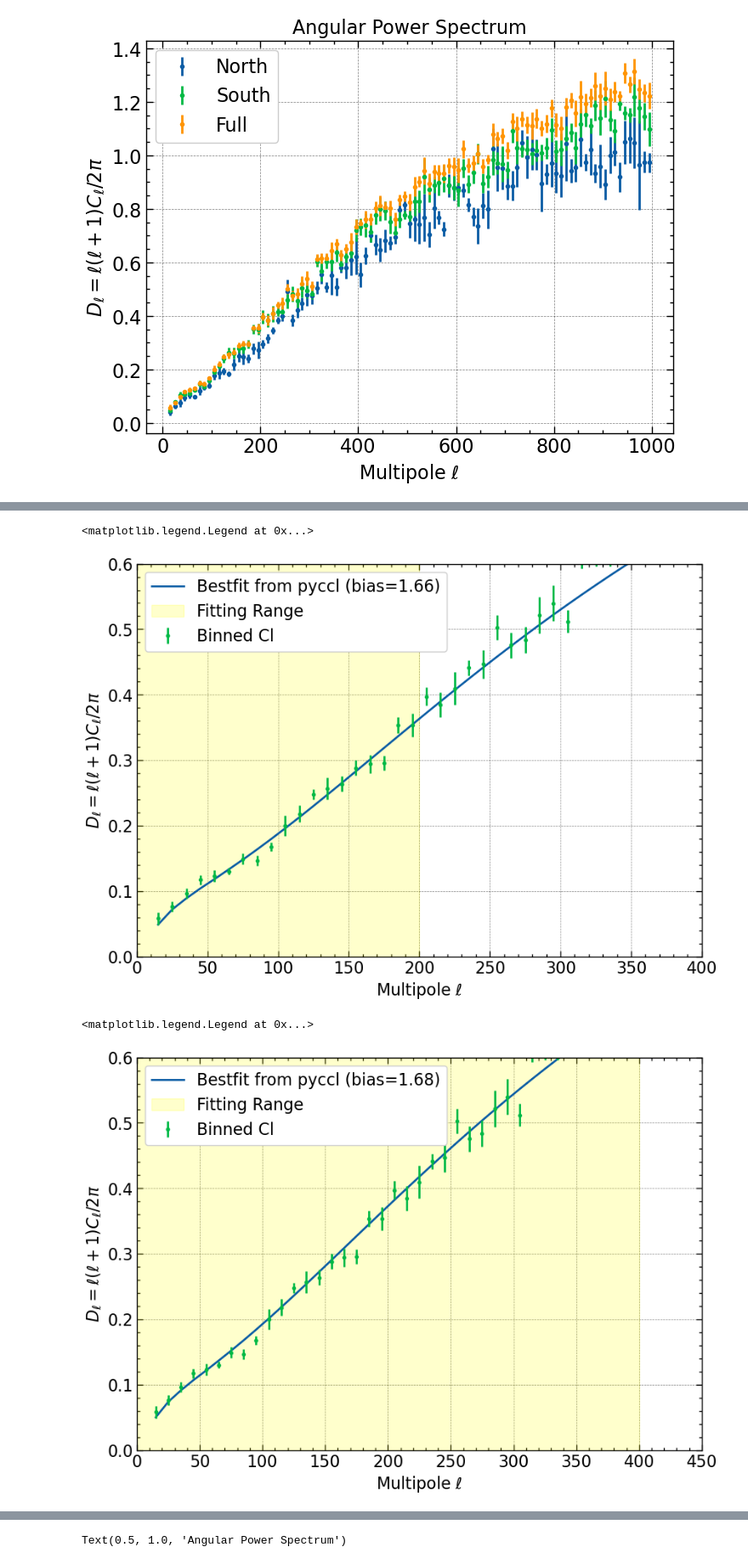
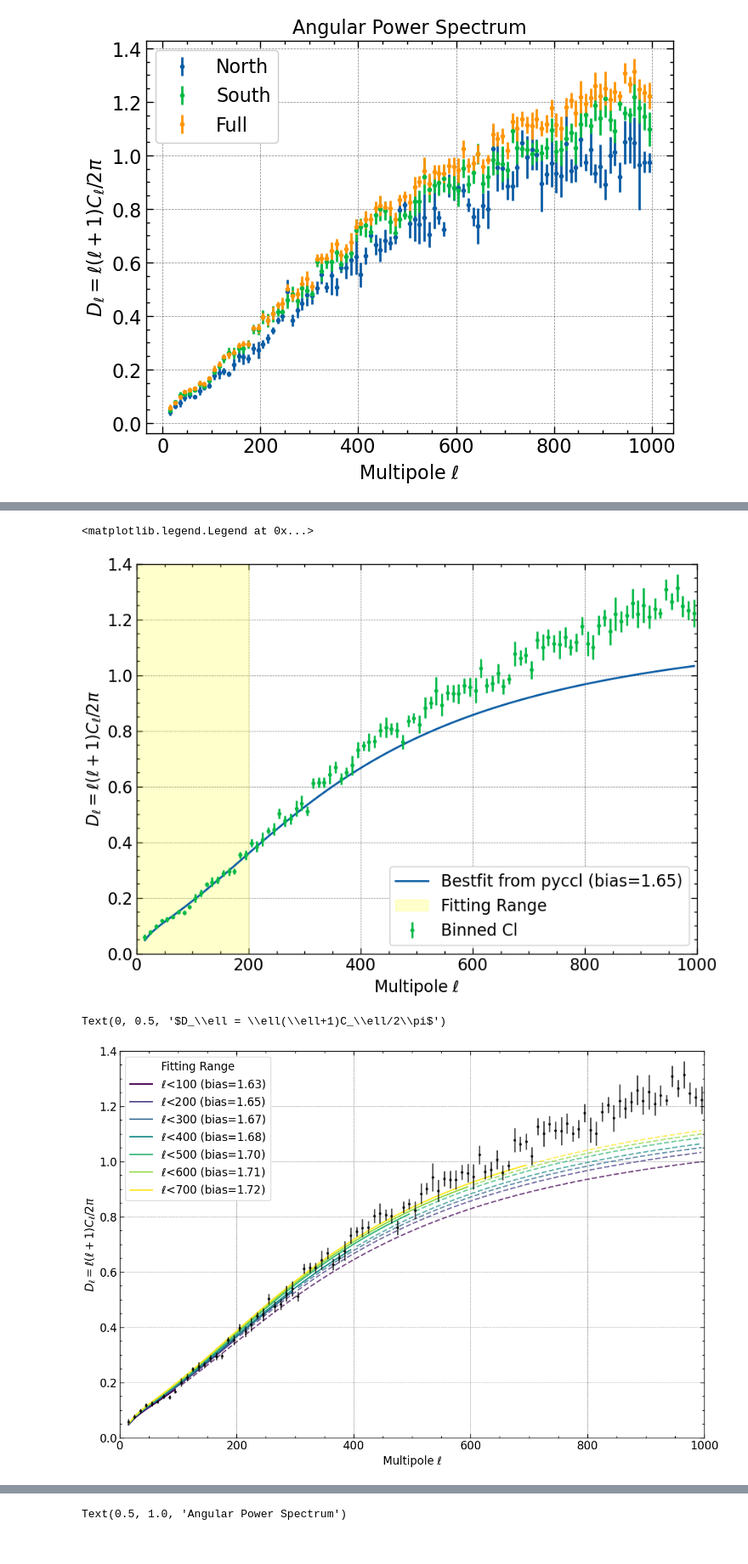
Before and after one commit to Shin107/DESILegacy-PECVEL, a Jupyter notebook: notebooks/CL_clean.ipynb, the cells around one changed output, grey strips where cells are left out. Shown at 85% size. Drawn from its saved outputs; the diff is of its cells as text; code cells hidden in the pictures.

```diff
--- a/notebooks/CL_clean.ipynb
+++ b/notebooks/CL_clean.ipynb
@@ -252,34 +234,52 @@ plt.legend()
 # %%
 plt.figure(figsize=(10,7))
 
-popt,pcov=cf(dll,bin_centers[bin_centers<200],Cl[bin_centers<200],sigma=dCl[bin_centers<200],p0=[2])
+popt,pcov=cf(dll_hm,bin_centers[bin_centers<200],Cl[bin_centers<200],sigma=dCl[bin_centers<200],p0=[2])
 
 
-plt.plot(bin_centers,dll(bin_centers,popt),label='Bestfit from pyccl (bias={:.2f})'.format(np.sqrt(popt[0])))
+plt.plot(bin_centers,dll_hm(bin_centers,popt),label='Bestfit from pyccl (bias={:.2f})'.format(np.sqrt(popt[0])))
 plt.errorbar(bin_centers,Cl,yerr=dCl,fmt='.',label='Binned Cl')
-plt.xlim(0,400)
-plt.ylim(0,0.6)
+plt.xlim(0,1000)
+plt.ylim(0,1.4)
 plt.axvspan(0,200,alpha=0.2,color='yellow',label='Fitting Range')
 plt.xlabel(r'Multipole $\ell$')
 plt.ylabel(r'$D_\ell = \ell(\ell+1)C_\ell/2\pi$')
 plt.legend()
 # %% [output]
 <matplotlib.legend.Legend at 0x...>
-[figure, old version]
+[figure, new version]
 # %%
-plt.figure(figsize=(10,7))
+plt.figure(figsize=(15,10))
 
-popt,pcov=cf(dll,bin_centers[bin_centers<400],Cl[bin_centers<400],sigma=dCl[bin_centers<400],p0=[2])
+# Define fitting ranges
+fit_ranges = [100,200, 300, 400, 500, 600,700]
+colors = plt.cm.viridis(np.linspace(0, 1, len(fit_ranges)))
 
+# Perform fits and plot for each range
+for i, fit_max in enumerate(fit_ranges):
+    # Fit the data
+    popt, pcov = cf(dll_hm, bin_centers[bin_centers<fit_max], Cl[bin_centers<fit_max],
+                    sigma=dCl[bin_centers<fit_max], p0=[2])
 
-plt.plot(bin_centers,dll(bin_centers,popt),label='Bestfit from pyccl (bias={:.2f})'.format(np.sqrt(popt[0])))
-plt.errorbar(bin_centers,Cl,yerr=dCl,fmt='.',label='Binned Cl')
-plt.xlim(0,450)
-plt.ylim(0,0.6)
-plt.axvspan(0,400,alpha=0.2,color='yellow',label='Fitting Range')
+    # Plot solid line up to fit range
+    mask_fit = bin_centers <= fit_max
+    plt.plot(bin_centers[mask_fit], dll_hm(bin_centers[mask_fit], popt),
+             color=colors[i], linestyle='-',
+             label=fr'$\ell$<{fit_max} (bias={np.sqrt(popt[0]):.2f})')
+
+    # Plot dotted line beyond fit range
+    mask_beyond = bin_centers > fit_max
+    plt.plot(bin_centers[mask_beyond], dll_hm(bin_centers[mask_beyond], popt),
+             color=colors[i], linestyle='--', alpha=0.7)
+
+# Plot the actual data
+plt.legend(title='Fitting Range')
+
+plt.errorbar(bin_centers, Cl, yerr=dCl, fmt='.', label='Binned Cl', color='black', alpha=0.7)
+plt.xlim(0, 1000)
+plt.ylim(0, 1.4)
 plt.xlabel(r'Multipole $\ell$')
 plt.ylabel(r'$D_\ell = \ell(\ell+1)C_\ell/2\pi$')
-plt.legend()
 # %% [output]
-<matplotlib.legend.Legend at 0x...>
+Text(0, 0.5, '$D_\\ell = \\ell(\\ell+1)C_\\ell/2\\pi$')
-[figure, old version]
+[figure, new version]
```
Also changed, not shown: parts of 9 cells of this notebook.
